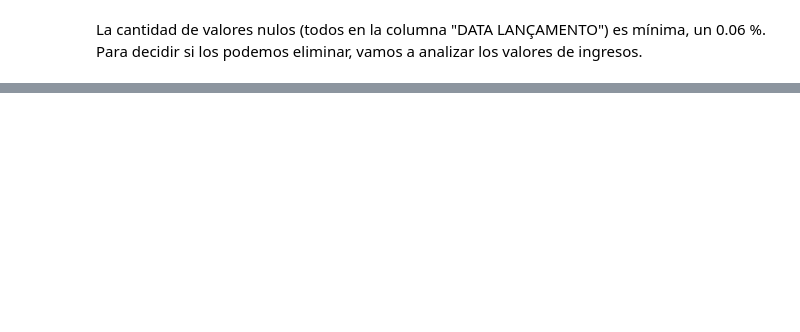
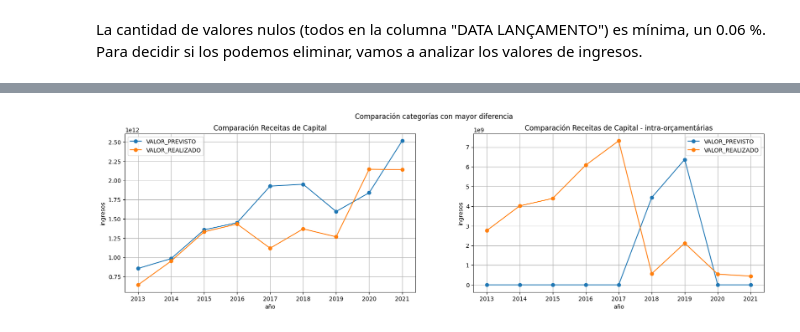
Before and after one commit to MartaM1206/Proyecto2-Insights-Brasil, a Jupyter notebook: Proyecto2.ipynb, the cells around one changed output, grey strips where cells are left out. Saved outputs shown, nothing was run; the diff lists cells and outputs as text; code cells hidden in the pictures; blank space fills up the shorter version.

```diff
--- a/Proyecto2.ipynb
+++ b/Proyecto2.ipynb
@@ -536,0 +806,6 @@ Se puede ver que los valores únicos de la columna 'CÓDIGO ÓRGÃO' no coincide
+# %%
+# agrupamos el df por categoría y año y agregamos por la suma de VALOR PREVISTO ATUALIZADO, VALOR REALIZADO y diferencia_ingresos
+valores_categoria = datos_brasil.groupby(["CATEGORIA ECONÔMICA", "año"]).agg(VALOR_PREVISTO =("VALOR PREVISTO ATUALIZADO", "sum"), VALOR_REALIZADO =("VALOR REALIZADO", "sum"), DIFERENCIA=("diferencia_ingresos", "sum")).reset_index()
+# filtramos para dejar las categorías con más diferencia
+valores_categoria_filtrado = valores_categoria[valores_categoria["CATEGORIA ECONÔMICA"].isin(["Receitas de Capital - intra-orçamentárias", "Receitas de Capital"])]
+valores_categoria_filtrado
@@ -536,0 +833,4 @@ Se puede ver que los valores únicos de la columna 'CÓDIGO ÓRGÃO' no coincide
+# %%
+# filtramos por Receitas de Capital creando un nuevo dataframe
+valores_RC = valores_categoria[valores_categoria["CATEGORIA ECONÔMICA"] == "Receitas de Capital"]
+valores_RC
@@ -536,0 +848,4 @@ Se puede ver que los valores únicos de la columna 'CÓDIGO ÓRGÃO' no coincide
+# %%
+# filtramos por Receitas de Capital - intra-orçamentárias creando un nuevo dataframe
+valores_RC_intra = valores_categoria[valores_categoria["CATEGORIA ECONÔMICA"] == "Receitas de Capital - intra-orçamentárias"]
+valores_RC_intra
@@ -536,0 +863,23 @@ Se puede ver que los valores únicos de la columna 'CÓDIGO ÓRGÃO' no coincide
+# %%
+# Representamos estos dos nuevos dataframe en subplots
+fig, axes = plt.subplots(nrows = 1, ncols = 2, figsize = (20, 5))
+
+axes[0].plot(valores_RC['año'], valores_RC['VALOR_PREVISTO'], marker='o', label='VALOR_PREVISTO')
+axes[0].plot(valores_RC['año'], valores_RC['VALOR_REALIZADO'], marker='o', label='VALOR_REALIZADO')
+axes[0].set_xlabel('año')
+axes[0].set_ylabel('ingresos')
+axes[0].set_title('Comparación Receitas de Capital')
+axes[0].legend()
+axes[0].grid(True)
+
+fig.suptitle('Comparación categorías con mayor diferencia')
+
+axes[1].plot(valores_RC_intra['año'], valores_RC_intra['VALOR_PREVISTO'], marker='o', label='VALOR_PREVISTO')
+axes[1].plot(valores_RC_intra['año'], valores_RC_intra['VALOR_REALIZADO'], marker='o', label='VALOR_REALIZADO')
+axes[1].set_xlabel('año')
+axes[1].set_ylabel('ingresos')
+axes[1].set_title('Comparación Receitas de Capital - intra-orçamentárias')
+axes[1].legend()
+axes[1].grid(True)
+# %% [output]
+[figure, added]
```
Also changed, not shown: parts of 81 cells of this notebook, 13 other files.
